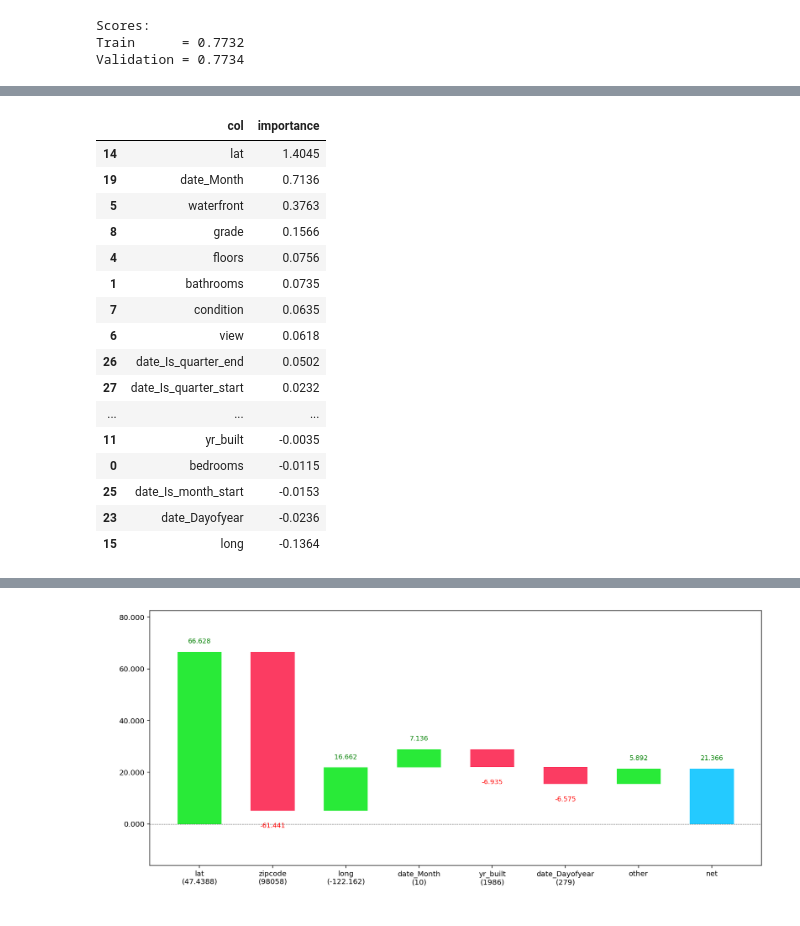
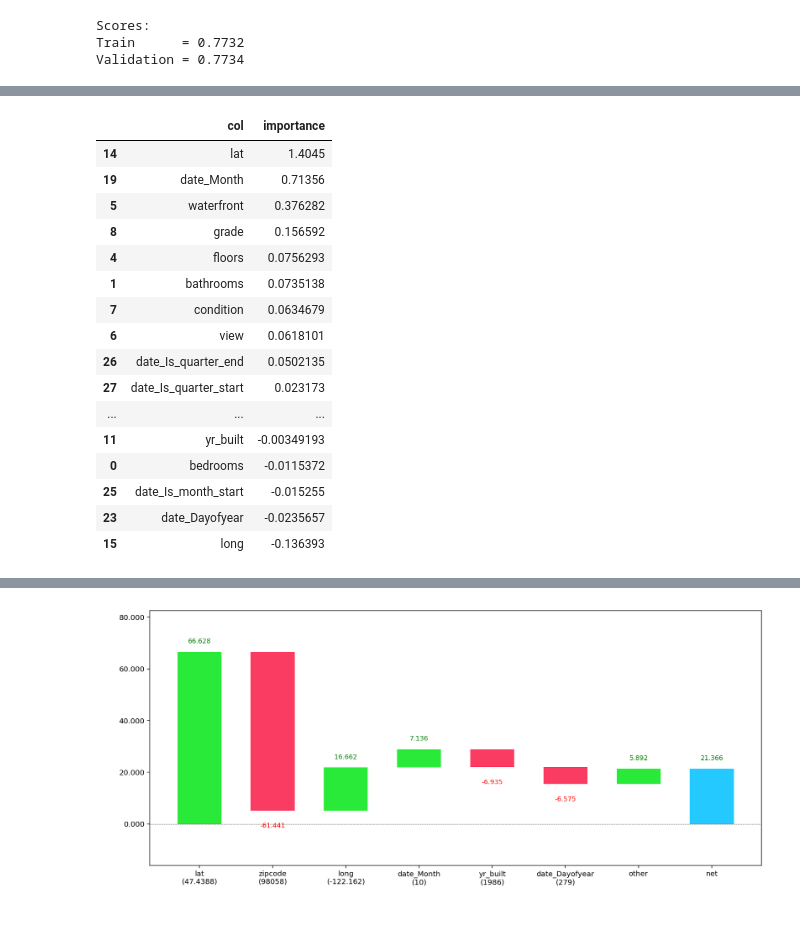
Before and after one commit to iapucp/winter-school-2018, a Jupyter notebook: semana_1_machine_learning/dia_3_linear_models_solved.ipynb, the cells around one changed output, grey strips where cells are left out. Cells and saved outputs as stored; diff of their text form; code cells hidden in the pictures.

```diff
--- a/semana_1_machine_learning/dia_3_linear_models_solved.ipynb
+++ b/semana_1_machine_learning/dia_3_linear_models_solved.ipynb
@@ -163,26 +163,26 @@ mean_squared_error(y_train, m.predict(x_train)), mean_squared_error(y_val, m.pre
 # %%
 imp = pd.DataFrame({'col':x_train.columns,
                     'importance':m.coef_}).sort_values(
     'importance', ascending=False)
-imp
+imp.style.bar()
 # %% [output]
 |  | col | importance |
 | 14 | lat | 1.4045 |
-| 19 | date_Month | 0.7136 |
-| 5 | waterfront | 0.3763 |
-| 8 | grade | 0.1566 |
-| 4 | floors | 0.0756 |
-| 1 | bathrooms | 0.0735 |
-| 7 | condition | 0.0635 |
-| 6 | view | 0.0618 |
-| 26 | date_Is_quarter_end | 0.0502 |
-| 27 | date_Is_quarter_start | 0.0232 |
+| 19 | date_Month | 0.71356 |
+| 5 | waterfront | 0.376282 |
+| 8 | grade | 0.156592 |
+| 4 | floors | 0.0756293 |
+| 1 | bathrooms | 0.0735138 |
+| 7 | condition | 0.0634679 |
+| 6 | view | 0.0618101 |
+| 26 | date_Is_quarter_end | 0.0502135 |
+| 27 | date_Is_quarter_start | 0.023173 |
 | ... | ... | ... |
-| 11 | yr_built | -0.0035 |
-| 0 | bedrooms | -0.0115 |
-| 25 | date_Is_month_start | -0.0153 |
-| 23 | date_Dayofyear | -0.0236 |
-| 15 | long | -0.1364 |
+| 11 | yr_built | -0.00349193 |
+| 0 | bedrooms | -0.0115372 |
+| 25 | date_Is_month_start | -0.015255 |
+| 23 | date_Dayofyear | -0.0235657 |
+| 15 | long | -0.136393 |
 # %%
 m.predict(x_val)[0]
 # %% [output]
```
Also changed, not shown: parts of 16 cells of this notebook, 12 other files.
